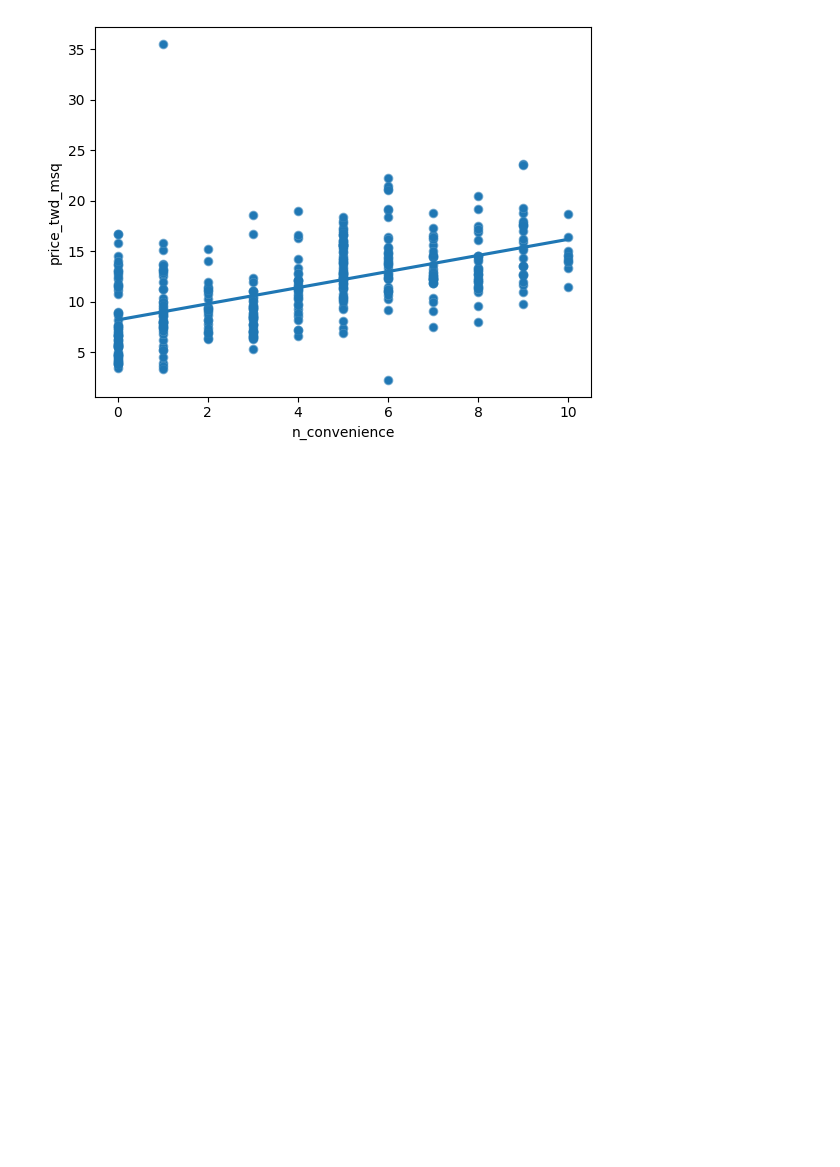
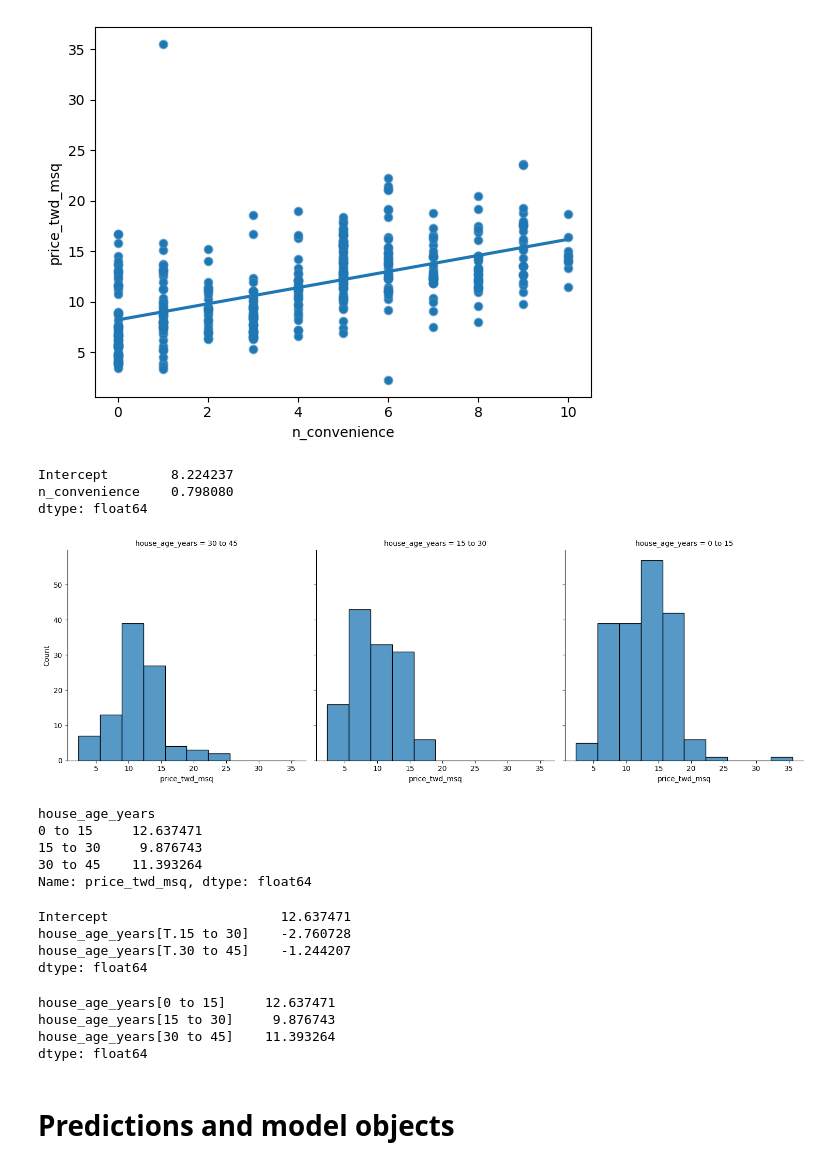
Before and after one commit to nestrada79/MSDA, a Jupyter notebook: D208/Introtoregressionwithstatsmodel.ipynb, the cells around one changed output. Saved outputs shown, nothing was run; the diff lists cells and outputs as text; code cells hidden in the pictures; blank space fills up the shorter version.

```diff
--- a/D208/Introtoregressionwithstatsmodel.ipynb
+++ b/D208/Introtoregressionwithstatsmodel.ipynb
@@ -40,3 +43,63 @@ sns.regplot(x="n_convenience",
 plt.show()
 # %% [output]
 [figure]
+# %%
+# Create the model object
+mdl_price_vs_conv = ols("price_twd_msq~n_convenience", data=taiwan_real_estate)
+
+# Fit the model
+mdl_price_vs_conv = mdl_price_vs_conv.fit()
+
+# Print the parameters of the fitted model
+print(mdl_price_vs_conv.params)
+# %% [output]
+Intercept        8.224237
+n_convenience    0.798080
+dtype: float64
+# %%
+# Histograms of price_twd_msq with 10 bins, split by the age of each house
+sns.displot(data=taiwan_real_estate,
+         x='price_twd_msq',
+         col="house_age_years",
+         bins=10,)
+
+# Show the plot
+plt.show()
+# %% [output]
+[figure, added]
+# %%
+# Calculate the mean of price_twd_msq, grouped by house age
+mean_price_by_age = taiwan_real_estate.groupby("house_age_years")["price_twd_msq"].mean()
+
+# Print the result
+print(mean_price_by_age)
+# %% [output]
+house_age_years
+0 to 15     12.637471
+15 to 30     9.876743
+30 to 45    11.393264
+Name: price_twd_msq, dtype: float64
+# %%
+# Create the model, fit it
+mdl_price_vs_age = ols("price_twd_msq~house_age_years",data=taiwan_real_estate).fit()
+
+# Print the paramenters of the fitted model
+print(mdl_price_vs_age.params)
+# %% [output]
+Intercept                      12.637471
+house_age_years[T.15 to 30]    -2.760728
+house_age_years[T.30 to 45]    -1.244207
+dtype: float64
+# %%
+# Update the model formula to remove the intercept
+mdl_price_vs_age0 = ols("price_twd_msq ~ house_age_years + 0", data=taiwan_real_estate).fit()
+
+# Print the parameters of the fitted model
+print(mdl_price_vs_age0.params)
+# %% [output]
+house_age_years[0 to 15]     12.637471
+house_age_years[15 to 30]     9.876743
+house_age_years[30 to 45]    11.393264
+dtype: float64
+# %% [markdown]
+# Predictions and model objects
```
Also changed, not shown: parts of 2 cells of this notebook.
